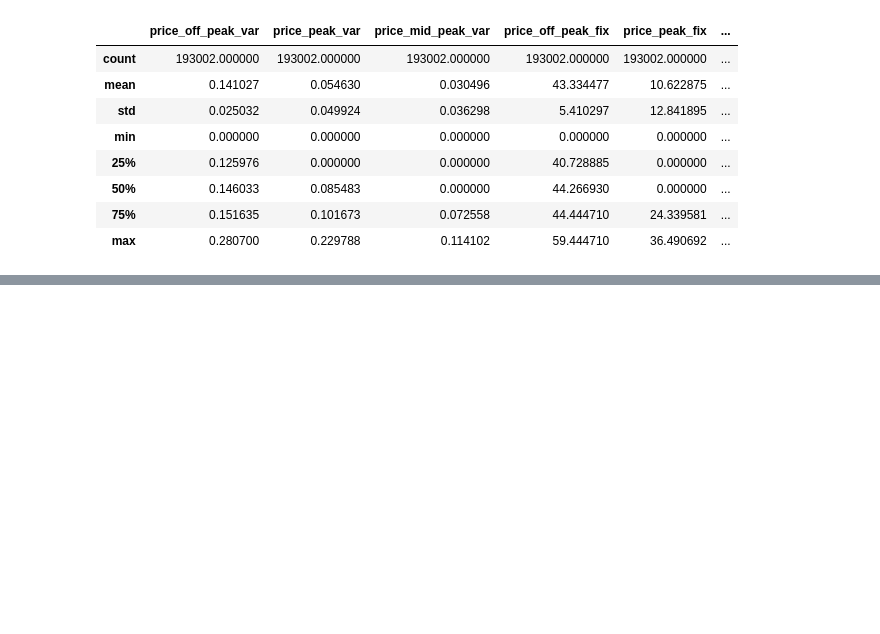
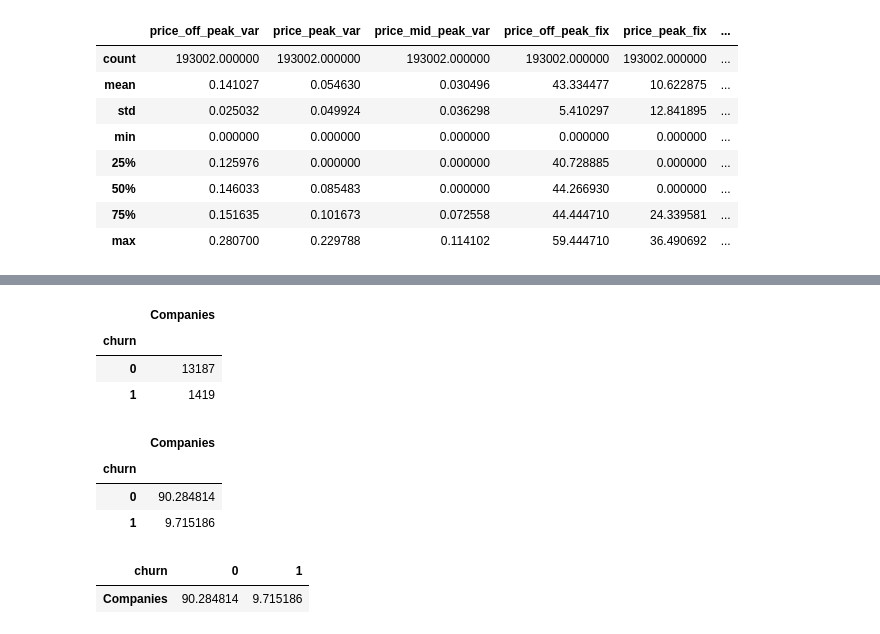
Before and after one commit to konyeinmg/BCG_virtual_intern, a Jupyter notebook: analysis.ipynb, the cells around one changed output, grey strips where cells are left out. Drawn from its saved outputs; the diff is of its cells as text; code cells hidden in the pictures; blank space fills up the shorter version.

```diff
--- a/analysis.ipynb
+++ b/analysis.ipynb
@@ -128,0 +168,21 @@ price_data.s
+# %%
+churn_total = churn.groupby('churn').count()
+churn_total
+# %% [output]
+|  | Companies |
+| churn |  |
+| 0 | 13187 |
+| 1 | 1419 |
+# %%
+churn_percentage = (churn_total / churn_total.sum()) * 100
+churn_percentage
+# %% [output]
+|  | Companies |
+| churn |  |
+| 0 | 90.284814 |
+| 1 | 9.715186 |
+# %%
+churn_percentage.transpose()
+# %% [output]
+| churn | 0 | 1 |
+| Companies | 90.284814 | 9.715186 |
```
Also changed, not shown: parts of 6 cells of this notebook.
